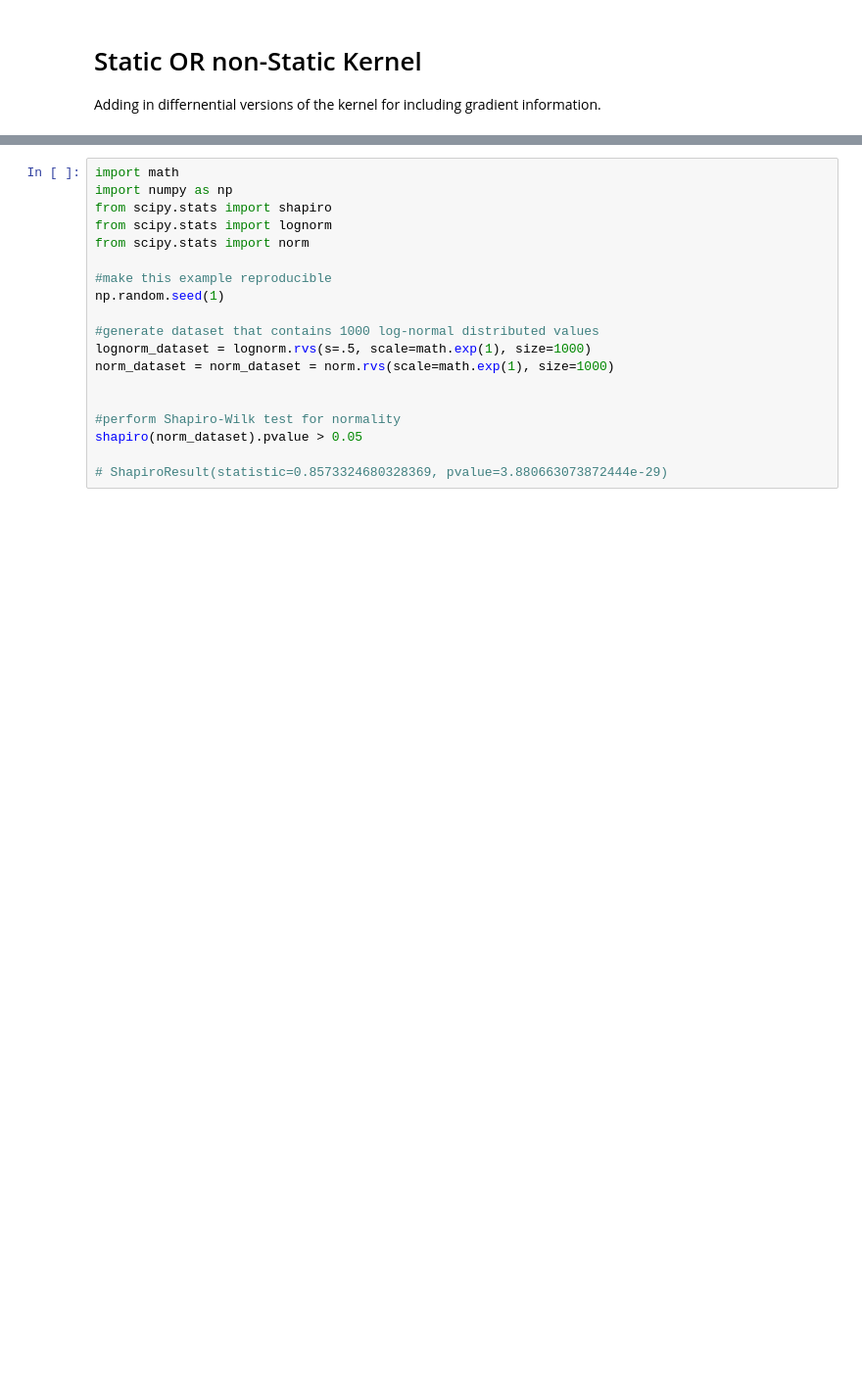
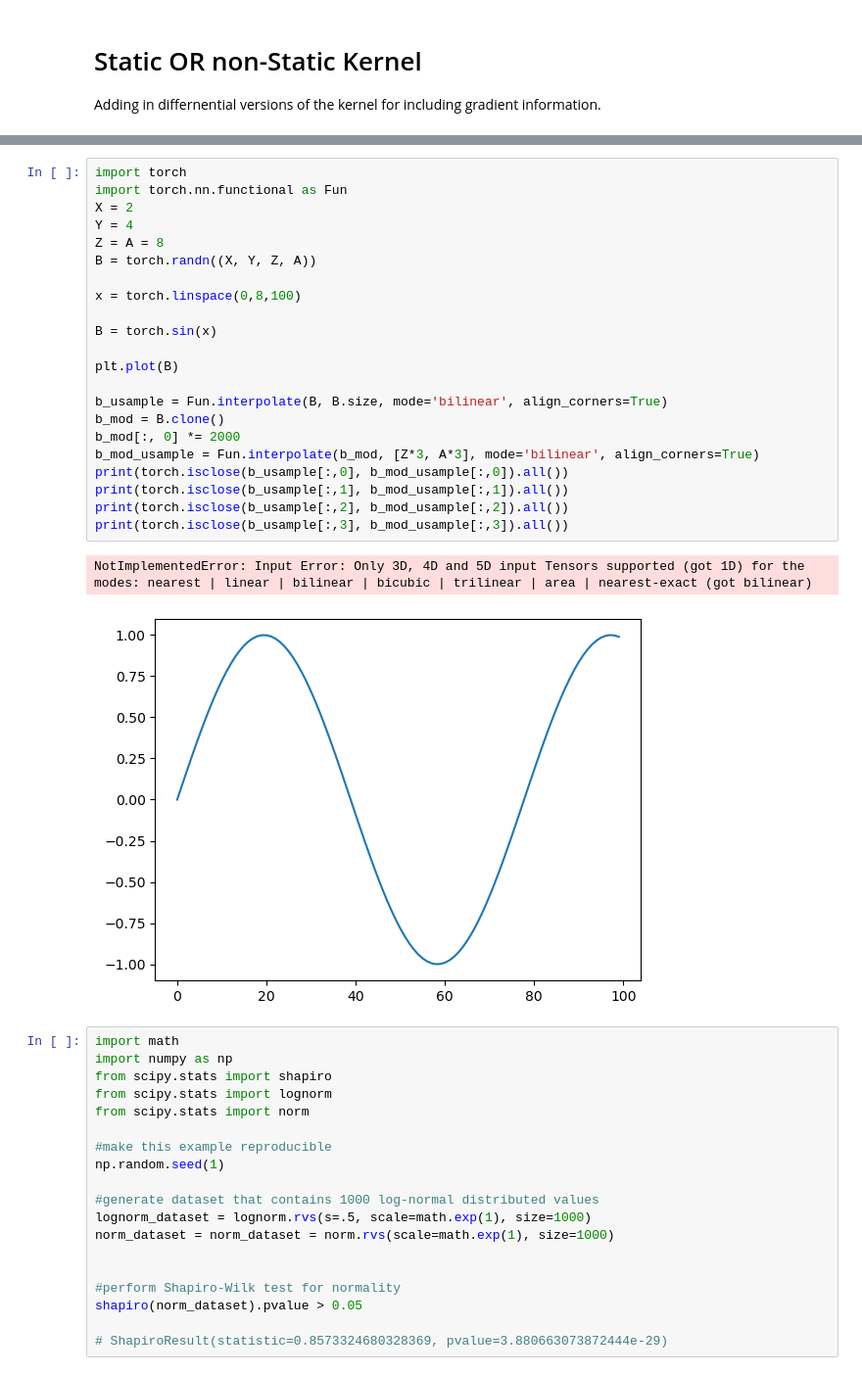
Before and after one commit to DanHarJor/Improving-Electron-Density-Profile-Inference-within-a-Tokamak-using-Bayesian-Techniques, a Jupyter notebook: RealEquillibriumInterferometry/SyntheticDataInterferometry.ipynb, the cells around one changed output, grey strips where cells are left out. Shown at 98% size. Cells and saved outputs as stored; diff of their text form; blank space fills up the shorter version.

```diff
--- a/RealEquillibriumInterferometry/SyntheticDataInterferometry.ipynb
+++ b/RealEquillibriumInterferometry/SyntheticDataInterferometry.ipynb
@@ -313,3 +348,28 @@ a=1
+# %%
+import torch
+import torch.nn.functional as Fun
+X = 2
+Y = 4
+Z = A = 8
+B = torch.randn((X, Y, Z, A))
+
+x = torch.linspace(0,8,100)
+
+B = torch.sin(x)
+
+plt.plot(B)
+
+b_usample = Fun.interpolate(B, B.size, mode='bilinear', align_corners=True)
+b_mod = B.clone()
+b_mod[:, 0] *= 2000
+b_mod_usample = Fun.interpolate(b_mod, [Z*3, A*3], mode='bilinear', align_corners=True)
+print(torch.isclose(b_usample[:,0], b_mod_usample[:,0]).all())
+print(torch.isclose(b_usample[:,1], b_mod_usample[:,1]).all())
+print(torch.isclose(b_usample[:,2], b_mod_usample[:,2]).all())
+print(torch.isclose(b_usample[:,3], b_mod_usample[:,3]).all())
+# %% [output]
+NotImplementedError: Input Error: Only 3D, 4D and 5D input Tensors supported (got 1D) for the modes: nearest | linear | bilinear | bicubic | trilinear | area | nearest-exact (got bilinear)
+[figure, added]
 # %%
 import math
 import numpy as np
```
Also changed, not shown: parts of 8 cells of this notebook.
